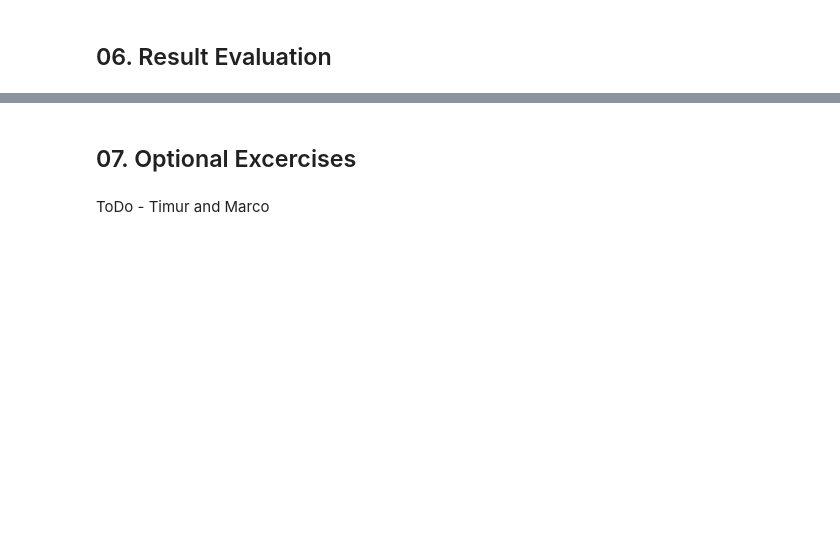
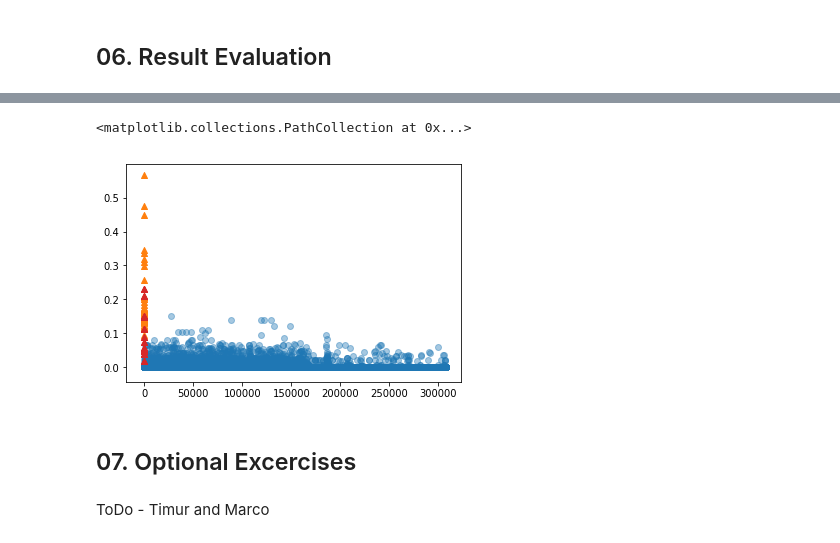
Before and after one commit to GitiHubi/deepAI, a Jupyter notebook: GTC_2018_Lab.ipynb, the cells around one changed output, grey strips where cells are left out. Drawn from its saved outputs; the diff is of its cells as text; code cells hidden in the pictures; blank space fills up the shorter version.

```diff
--- a/GTC_2018_Lab.ipynb
+++ b/GTC_2018_Lab.ipynb
@@ -377,0 +408,15 @@ print('[LOG TRAIN {}] reconstruction loss: {:.10f}'.format(now, reconstruction_l
+# %%
+# init binary cross entropy errors
+reconstruction_loss_transaction = np.zeros(reconstruction.size()[0])
+
+# iterate over all detailed reconstructions
+for i in range(0, reconstruction.size()[0]):
+
+    # determine reconstruction loss - individual transactions
+    reconstruction_loss_transaction[i] = criterion(reconstruction[i], data[i])
+
+    if(i % 100000 == 0):
+
+        ### print conversion summary
+        now = datetime.utcnow().strftime("%Y%m%d-%H:%M:%S")
+        print('[LOG {}] collected individial reconstruction loss of: {:06}/{:06} transactions'.format(now, i, reconstruction.size()[0]))
@@ -378,3 +428,31 @@ print('[LOG TRAIN {}] reconstruction loss: {:.10f}'.format(now, reconstruction_l
+# %%
+# prepare plot
+fig = plt.figure()
+ax = fig.add_subplot(111)
+
+labels = np.array(ori_dataset.Artifical_Outlier)
+ids = np.array(ori_dataset.ID_Key, ori_dataset.Artifical_Outlier)
+
+regular_x = ids[np.where(labels==0)]
+regular_y = reconstruction_loss_transaction[np.where(labels==0)]
+
+# plot error scatter plot
+ax.scatter(regular_x, regular_y, c='C0', alpha=0.4, marker="o") # plot regular transactions
+
+anomaly_1_x = ids[np.where(labels==1)]
+anomaly_1_y = reconstruction_loss_transaction[np.where(labels==1)]
+
+# plot error scatter plot
+ax.scatter(anomaly_1_x, anomaly_1_y, c='C1', marker="^") # plot regular transactions
+
+anomaly_2_x = ids[np.where(labels==2)]
+anomaly_2_y = reconstruction_loss_transaction[np.where(labels==2)]
+
+# plot error scatter plot
+ax.scatter(anomaly_2_x, anomaly_2_y, c='C3', marker="^") # plot regular transactions
+# %% [output]
+<matplotlib.collections.PathCollection at 0x...>
+[figure, added]
 # %% [markdown]
 ## 07. Optional Excercises
 # %% [markdown]
```
Also changed, not shown: parts of 19 cells of this notebook.
